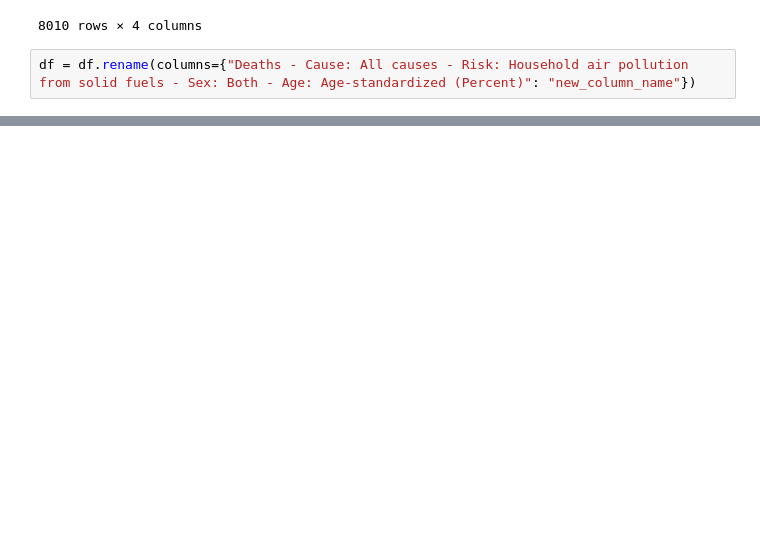
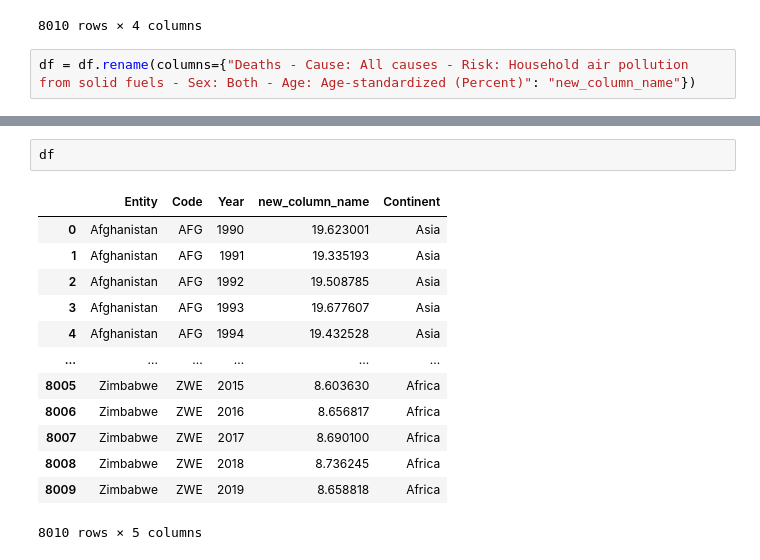
Before and after one commit to madhumsc/TidyTuesday, a Jupyter notebook: 2.ipynb, the cells around one changed output, grey strips where cells are left out. Drawn from its saved outputs; the diff is of its cells as text; blank space fills up the shorter version.

```diff
--- a/2.ipynb
+++ b/2.ipynb
@@ -40,0 +119,16 @@ df
+# %%
+df
+# %% [output]
+|  | Entity | Code | Year | new_column_name | Continent |
+| 0 | Afghanistan | AFG | 1990 | 19.623001 | Asia |
+| 1 | Afghanistan | AFG | 1991 | 19.335193 | Asia |
+| 2 | Afghanistan | AFG | 1992 | 19.508785 | Asia |
+| 3 | Afghanistan | AFG | 1993 | 19.677607 | Asia |
+| 4 | Afghanistan | AFG | 1994 | 19.432528 | Asia |
+| ... | ... | ... | ... | ... | ... |
+| 8005 | Zimbabwe | ZWE | 2015 | 8.603630 | Africa |
+| 8006 | Zimbabwe | ZWE | 2016 | 8.656817 | Africa |
+| 8007 | Zimbabwe | ZWE | 2017 | 8.690100 | Africa |
+| 8008 | Zimbabwe | ZWE | 2018 | 8.736245 | Africa |
+| 8009 | Zimbabwe | ZWE | 2019 | 8.658818 | Africa |
+8010 rows × 5 columns
```
Also changed, not shown: parts of 7 cells of this notebook, 2 other files.
